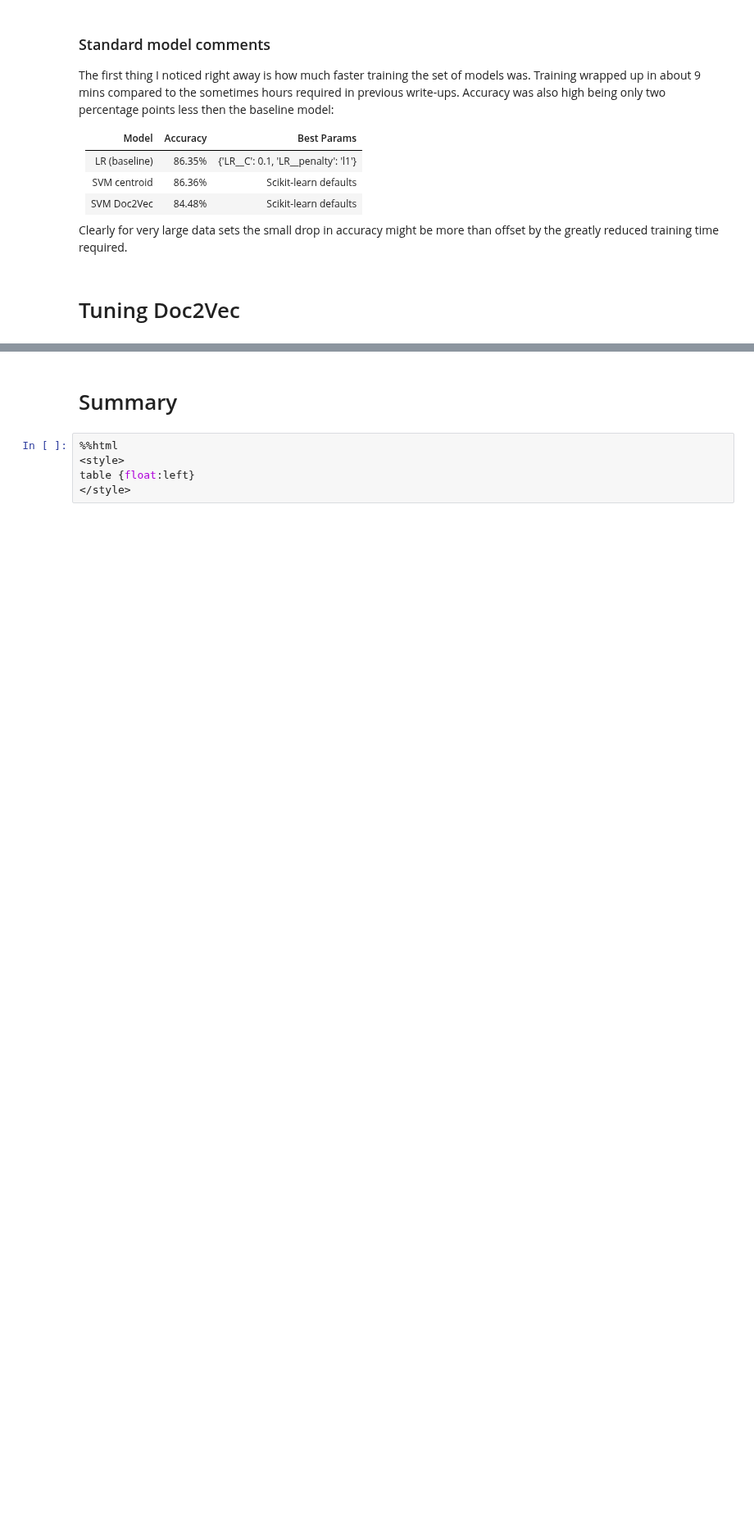
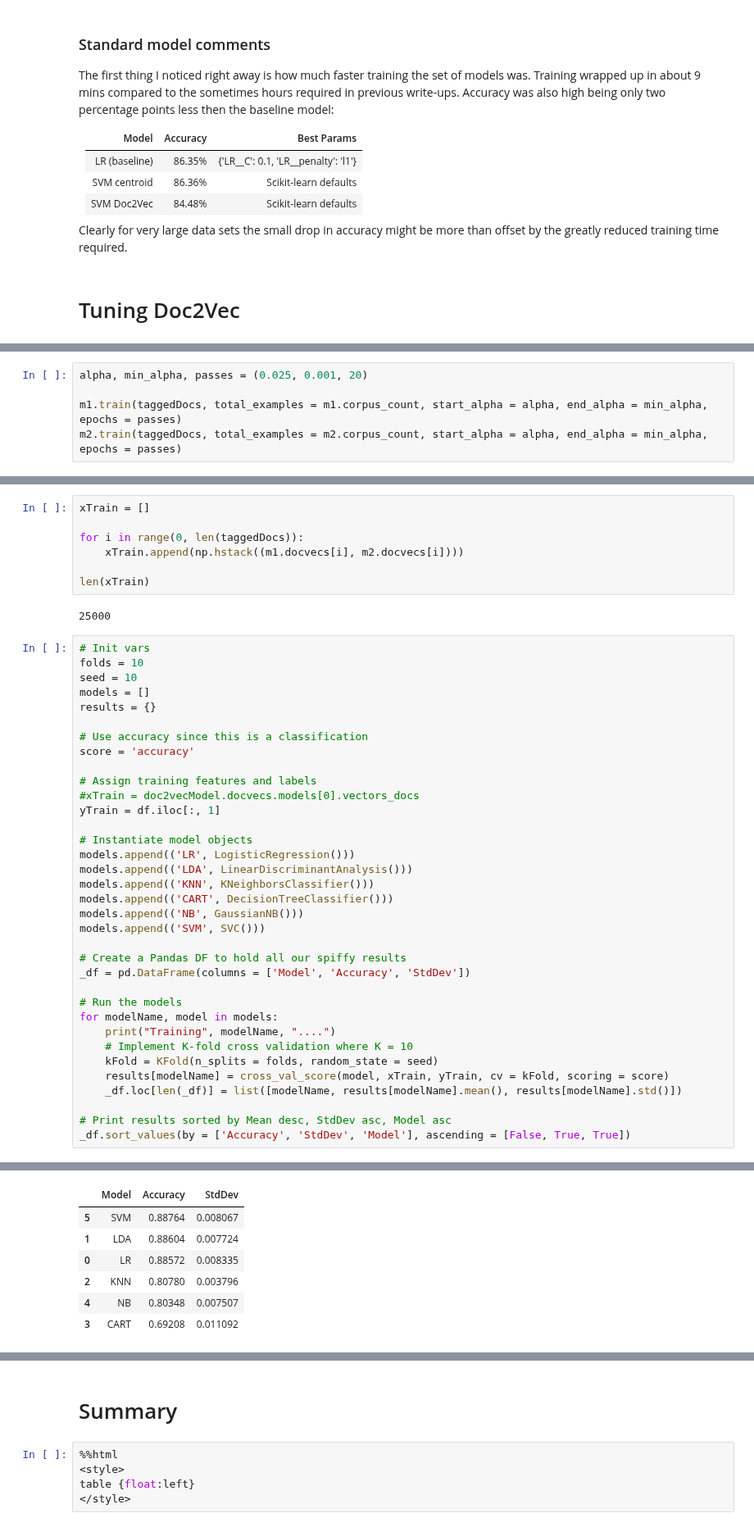
Before and after one commit to nrasch/Portfolio, a Jupyter notebook: Machine-Learning/Python/04-Classic-Datasets/Model-06.p4.ipynb, the cells around one changed output, grey strips where cells are left out. Shown at 82% size. Saved outputs shown, nothing was run; the diff lists cells and outputs as text; blank space fills up the shorter version.

```diff
--- a/Machine-Learning/Python/04-Classic-Datasets/Model-06.p4.ipynb
+++ b/Machine-Learning/Python/04-Classic-Datasets/Model-06.p4.ipynb
@@ -500,0 +518,5 @@ NameError: name 'cores' is not defined
+# %%
+alpha, min_alpha, passes = (0.025, 0.001, 20)
+
+m1.train(taggedDocs, total_examples = m1.corpus_count, start_alpha = alpha, end_alpha = min_alpha, epochs = passes)
+m2.train(taggedDocs, total_examples = m2.corpus_count, start_alpha = alpha, end_alpha = min_alpha, epochs = passes)
@@ -500,0 +541,45 @@ NameError: name 'cores' is not defined
+# %%
+xTrain = []
+
+for i in range(0, len(taggedDocs)):
+    xTrain.append(np.hstack((m1.docvecs[i], m2.docvecs[i])))
+
+len(xTrain)
+# %% [output]
+25000
+# %%
+# Init vars
+folds = 10
+seed = 10
+models = []
+results = {}
+
+# Use accuracy since this is a classification
+score = 'accuracy'
+
+# Assign training features and labels
+#xTrain = doc2vecModel.docvecs.models[0].vectors_docs
+yTrain = df.iloc[:, 1]
+
+# Instantiate model objects
+models.append(('LR', LogisticRegression()))
+models.append(('LDA', LinearDiscriminantAnalysis()))
+models.append(('KNN', KNeighborsClassifier()))
+models.append(('CART', DecisionTreeClassifier()))
+models.append(('NB', GaussianNB()))
+models.append(('SVM', SVC()))
+
+# Create a Pandas DF to hold all our spiffy results
+_df = pd.DataFrame(columns = ['Model', 'Accuracy', 'StdDev'])
+
+# Run the models
+for modelName, model in models:
+    print("Training", modelName, "....")
+    # Implement K-fold cross validation where K = 10
+    kFold = KFold(n_splits = folds, random_state = seed)
+    results[modelName] = cross_val_score(model, xTrain, yTrain, cv = kFold, scoring = score)
+    _df.loc[len(_df)] = list([modelName, results[modelName].mean(), results[modelName].std()])
+
+# Print results sorted by Mean desc, StdDev asc, Model asc
+_df.sort_values(by = ['Accuracy', 'StdDev', 'Model'], ascending = [False, True, True])
+# %% [output]
@@ -500,0 +592,7 @@ NameError: name 'cores' is not defined
+|  | Model | Accuracy | StdDev |
+| 5 | SVM | 0.88764 | 0.008067 |
+| 1 | LDA | 0.88604 | 0.007724 |
+| 0 | LR | 0.88572 | 0.008335 |
+| 2 | KNN | 0.80780 | 0.003796 |
+| 4 | NB | 0.80348 | 0.007507 |
+| 3 | CART | 0.69208 | 0.011092 |
```
Also changed, not shown: parts of 19 cells of this notebook.
